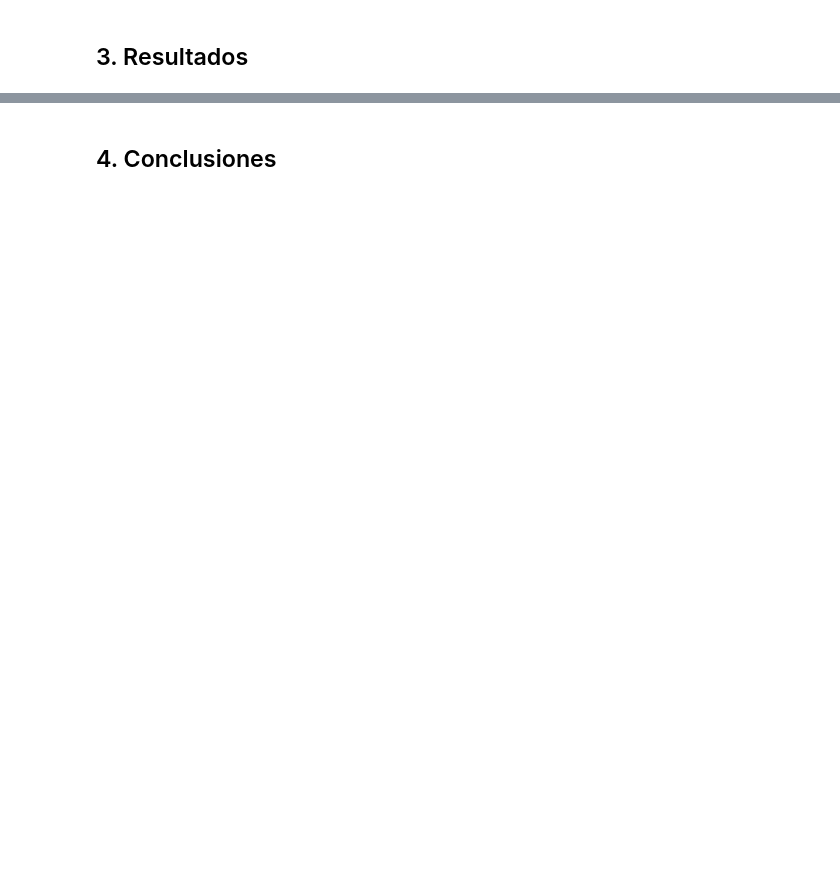
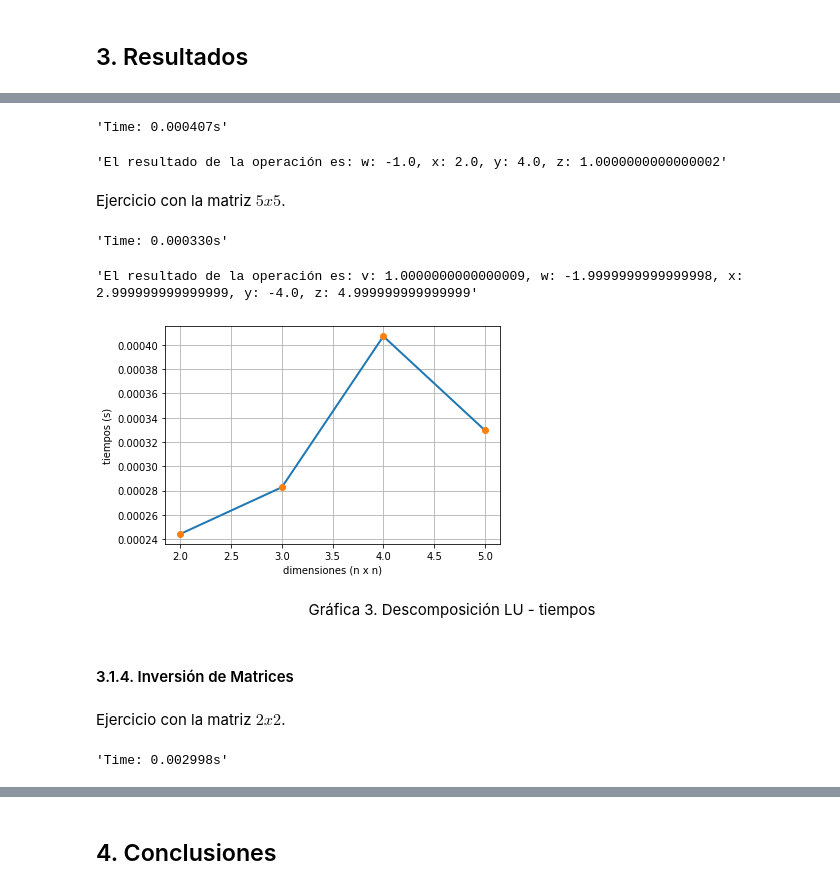
Before and after one commit to smaje99/numerical-methods-udla, a Jupyter notebook: sistema de ecuaciones lineales.ipynb, the cells around one changed output, grey strips where cells are left out. Saved outputs shown, nothing was run; the diff lists cells and outputs as text; code cells hidden in the pictures; blank space fills up the shorter version.

```diff
--- a/sistema de ecuaciones lineales.ipynb
+++ b/sistema de ecuaciones lineales.ipynb
@@ -624,0 +1069,11 @@ def gauss_seidel(
+# %%
+x, t = solve(
+    matrices[3]['A'],
+    matrices[3]['b'],
+    LU_decompose,
+    []
+)
+
+times.append(t)
+
+f'Time: {t:.6f}s'
@@ -624,0 +1088,68 @@ def gauss_seidel(
+# %%
+x, t = solve(
+    matrices[4]['A'],
+    matrices[4]['b'],
+    LU_decompose,
+    []
+)
+
+times.append(t)
+
+f'Time: {t:.6f}s'
+# %% [output]
+'Time: 0.000407s'
+# %%
+f'El resultado de la operación es: w: {x[0]}, x: {x[1]}, y: {x[2]}, z: {x[3]}'
+# %% [output]
+'El resultado de la operación es: w: -1.0, x: 2.0, y: 4.0, z: 1.0000000000000002'
+# %% [markdown]
+Ejercicio con la matriz $5x5$.
+# %%
+x, t = solve(
+    matrices[5]['A'],
+    matrices[5]['b'],
+    LU_decompose,
+    table
+)
+
+times.append(t)
+
+f'Time: {t:.6f}s'
+# %% [output]
+'Time: 0.000330s'
+# %%
+f'El resultado de la operación es: v: {x[0]}, w: {x[1]}, x: {x[2]}, y: {x[3]}, z: {x[4]}'
+# %% [output]
+'El resultado de la operación es: v: 1.0000000000000009, w: -1.9999999999999998, x: 2.999999999999999, y: -4.0, z: 4.999999999999999'
+# %%
+benchmarking.append([times, 'LU'])
+
+plt.plot([2, 3, 4, 5], times, linewidth=2.0)
+plt.plot([2, 3, 4, 5], times, 'o', linewidth=2.0)
+
+plt.xlabel('dimensiones (n x n)')
+plt.ylabel('tiempos (s)')
+plt.grid()
+plt.show()
+# %% [output]
+[figure, added]
+# %% [markdown]
+<div align="center">
+    Gráfica 3. Descomposición LU - tiempos
+</div>
+# %% [markdown]
+#### 3.1.4. Inversión de Matrices
+# %% [markdown]
+Ejercicio con la matriz $2x2$.
+# %%
+x, t = solve(
+    matrices[2]['A'],
+    matrices[2]['b'],
+    inversion,
+    []
+)
+
+times = [t]
+f'Time: {t:.6f}s'
+# %% [output]
+'Time: 0.002998s'
```
Also changed, not shown: parts of 131 cells of this notebook.
